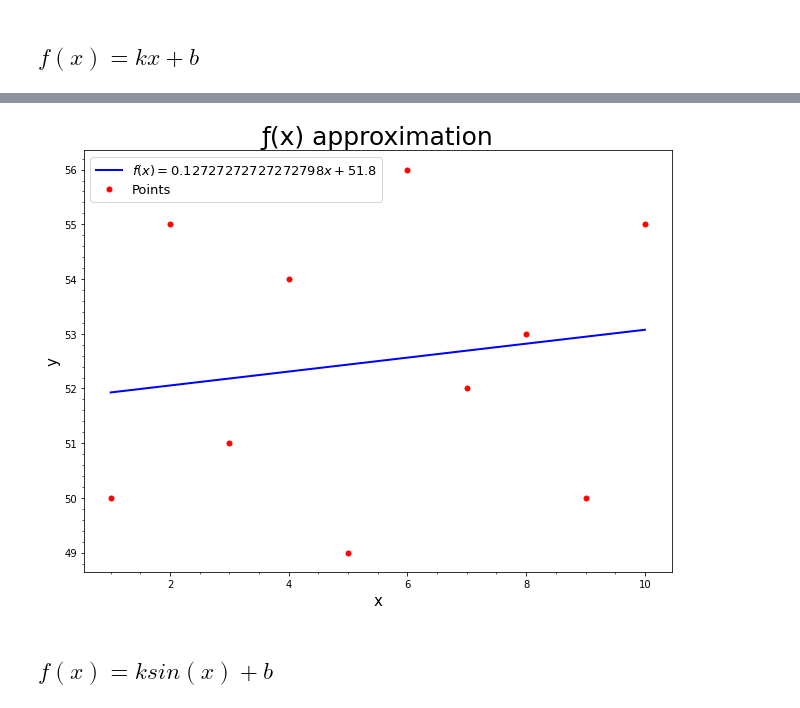
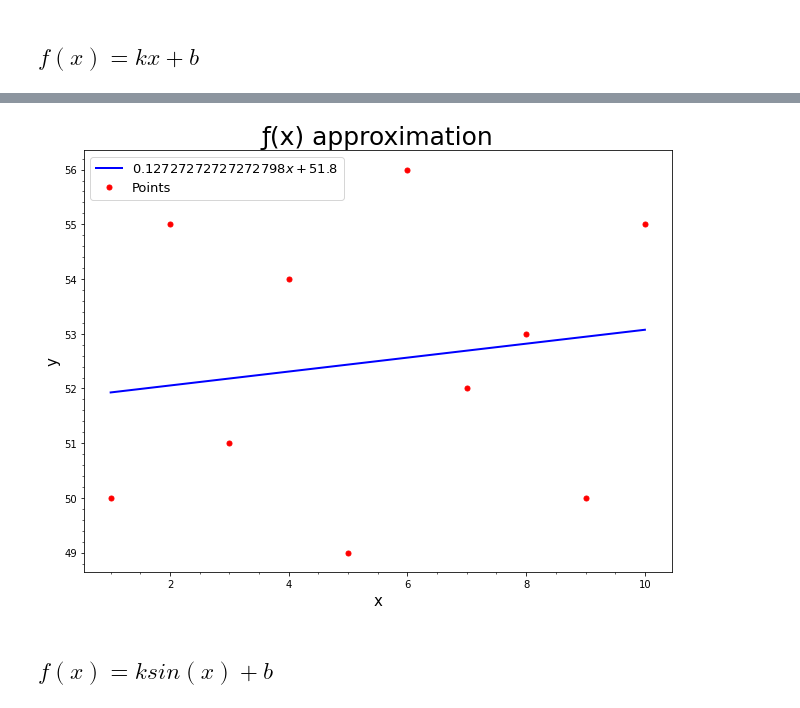
Before and after one commit to SaviDan245/ml-lessons, a Jupyter notebook: linear-approx/linear_approx.ipynb, the cells around one changed output, grey strips where cells are left out. Cells and saved outputs as stored; diff of their text form; code cells hidden in the pictures.

```diff
--- a/linear-approx/linear_approx.ipynb
+++ b/linear-approx/linear_approx.ipynb
@@ -4,15 +4,14 @@
 import matplotlib.pyplot as plt
 import numpy as np
 # %%
-def show_linear_plot(x: np.ndarray, y: np.ndarray, x_lin: np.ndarray, y_lin: np.ndarray, pts_type='o',
+def show_linear_plot(x: np.ndarray, y: np.ndarray, x_lin: np.ndarray, y_lin: np.ndarray, label:str, pts_type='o',
                      pts_color='r', pts_label='Points', pts_size=10, plot_color='b', plot_type='-', plot_linew=2) -> None:
     fig, _ = plt.subplots(figsize=(9, 7))
 
-    plot_label = f'$ f(x) = {k}x + {b} $' if b != 0 else f'$ f(x) = {k}x $'
-    plt.plot(x_lin, y_lin, plot_color+plot_type, label=plot_label, linewidth=plot_linew)
+    plt.plot(x_lin, y_lin, plot_color+plot_type, label=label, linewidth=plot_linew)
 
     plt.plot(x, y, pts_color+pts_type, markersize=5, label=pts_label)
-    plt.title('$ ƒ(x) approximation $', fontsize=25)
+    plt.title('ƒ(x) approximation', fontsize=25)
     plt.xlabel('x', fontsize=15)
     plt.ylabel('y', fontsize=15)
     plt.minorticks_on()
@@ -61,9 +61,10 @@ k, b = np.linalg.solve(a, b)
 # %%
 x_lin = np.linspace(x.min(), x.max(), 1000)
 y_lin = k * x_lin + b
-show_linear_plot(x, y, x_lin, y_lin)
+label = f'$ {k}x + {b} $'
+show_linear_plot(x, y, x_lin, y_lin, label)
 # %% [output]
-[figure, old version]
+[figure, new version]
 # %% [markdown]
 ## $ f(x) = ksin(x) + b $
 # %%
```
Also changed, not shown: parts of 5 cells of this notebook.
